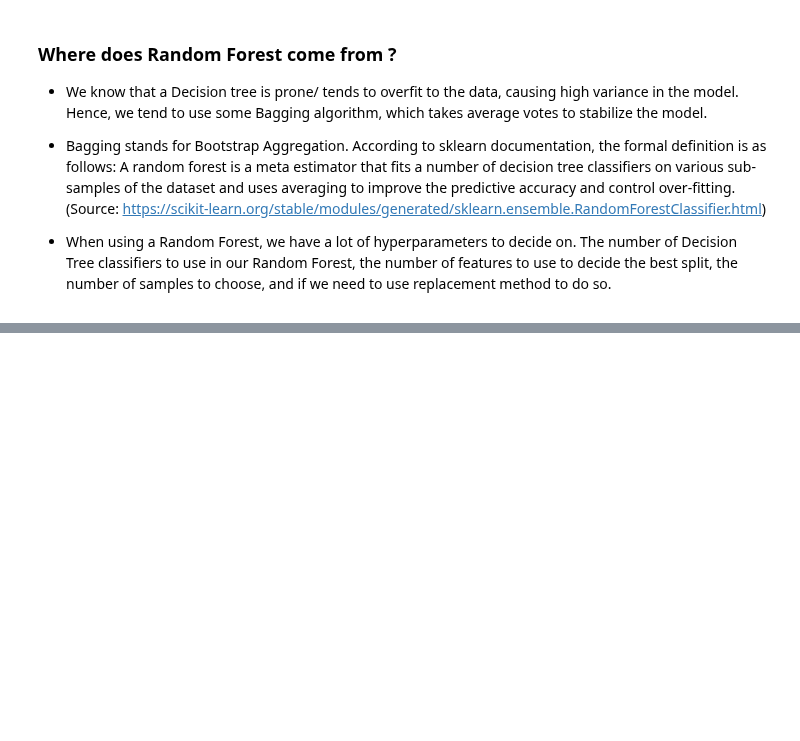
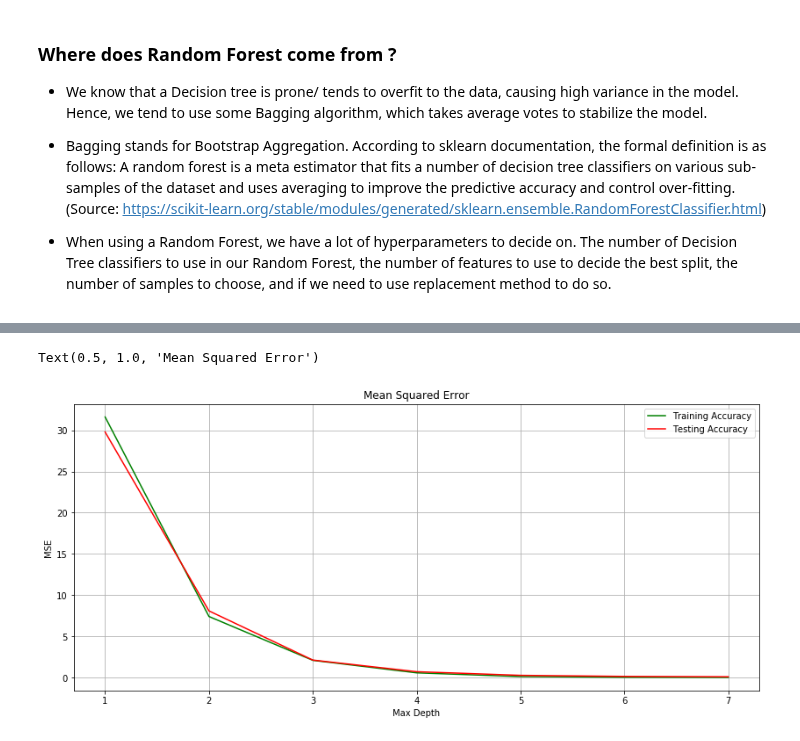
Before and after one commit to AdiVarma27/AdiVarma27.github.io, a Jupyter notebook: _jupyter/2019-07-09-Decision Trees & Random Forests.ipynb, the cells around one changed output, grey strips where cells are left out. Cells and saved outputs as stored; diff of their text form; code cells hidden in the pictures; blank space fills up the shorter version.

```diff
--- a/_jupyter/2019-07-09-Decision Trees & Random Forests.ipynb
+++ b/_jupyter/2019-07-09-Decision Trees & Random Forests.ipynb
@@ -300,0 +449,8 @@ plt.grid()
+# %%
+from sklearn.datasets import load_boston
+boston_dataset = load_boston()
+
+df_boston = pd.DataFrame(boston_dataset['data'])
+df_boston.columns = boston_dataset['feature_names'].tolist()
+#df_boston['target'] = boston_dataset['target']
+df_boston.head()
@@ -300,0 +512,12 @@ plt.grid()
+# %%
+plt.figure(figsize=(14,6))
+plt.plot(np.arange(1,8,1),train_mse,c='g',label='Training Accuracy')
+plt.plot(np.arange(1,8,1),test_mse,c='r',label='Testing Accuracy')
+plt.xlabel('Max Depth')
+plt.ylabel('MSE')
+plt.legend()
+plt.grid()
+plt.title("Mean Squared Error")
+# %% [output]
+Text(0.5, 1.0, 'Mean Squared Error')
+[figure, added]
```
Also changed, not shown: parts of 34 cells of this notebook.
